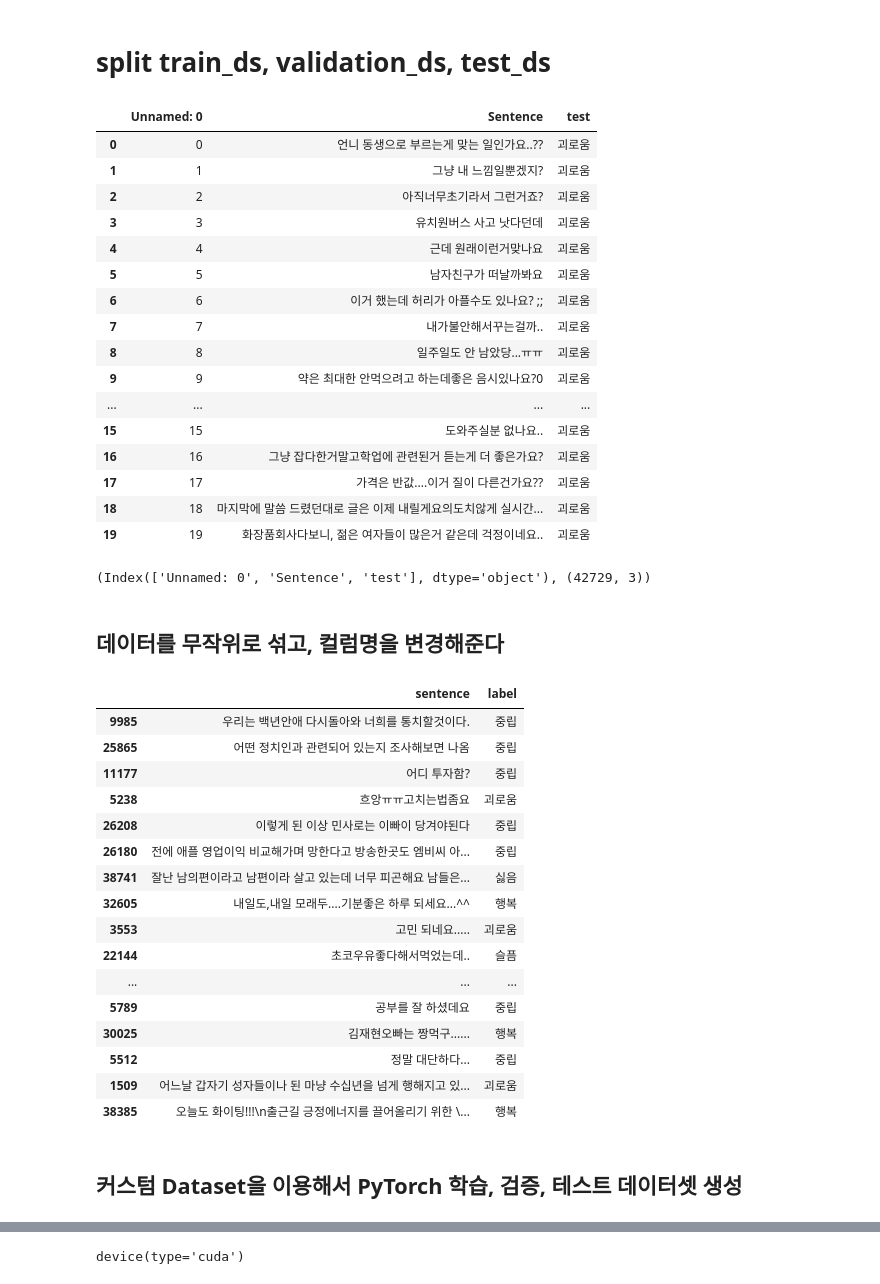
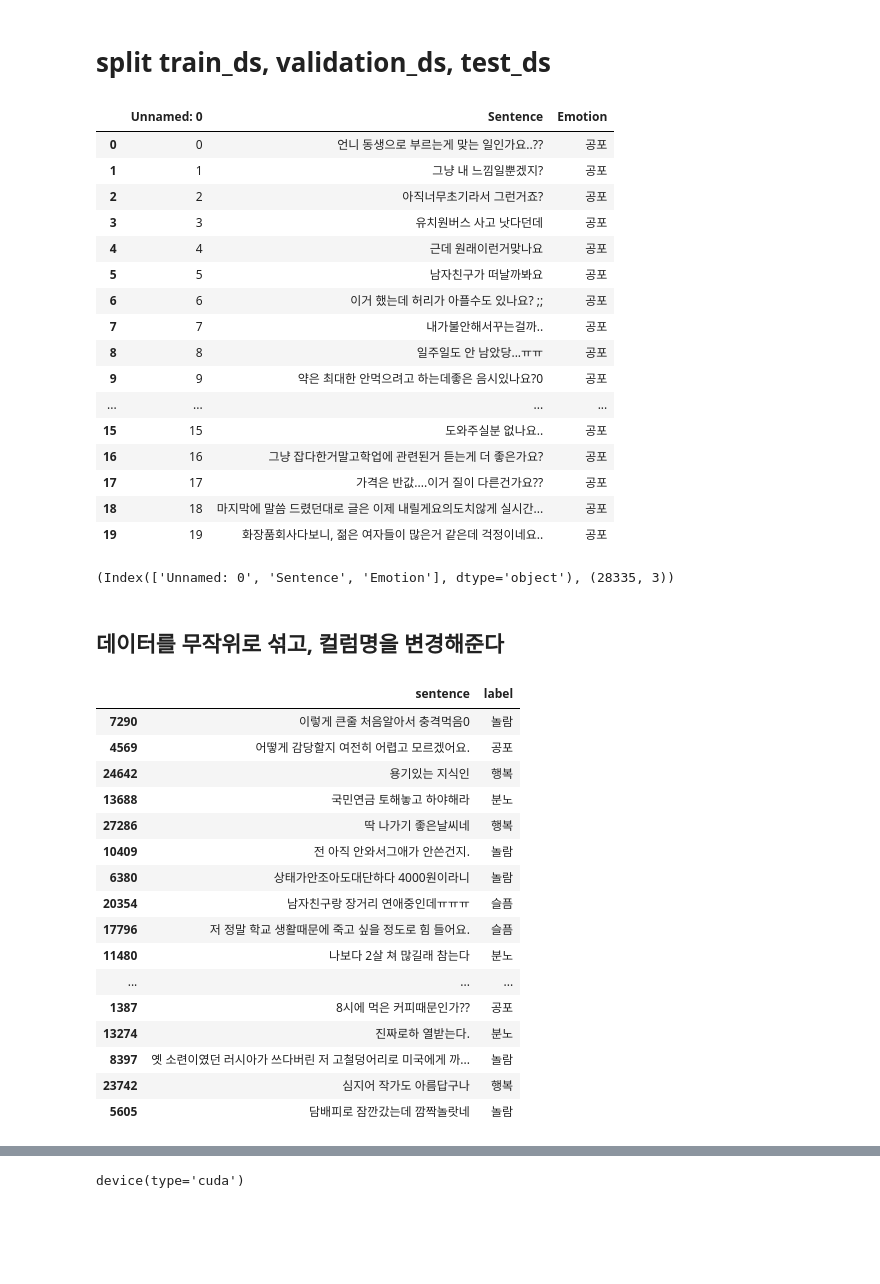
Before and after one commit to dalkey23/elice_ai_project, a Jupyter notebook: preprocess_dataset.ipynb, the cells around one changed output, grey strips where cells are left out. Saved outputs shown, nothing was run; the diff lists cells and outputs as text; code cells hidden in the pictures; blank space fills up the shorter version.

```diff
--- a/preprocess_dataset.ipynb
+++ b/preprocess_dataset.ipynb
@@ -1,6 +1,6 @@
 # %%
 # csv 파일 주소
-data_csv_url = './csv_data/emotion_data3.csv'
+data_csv_url = './csv_data/test_data4.csv'
 # %% [markdown]
 # split train_ds, validation_ds, test_ds
 # %%
@@ -10,57 +10,55 @@ data_pd = pd.read_csv(data_csv_url)
 
 data_pd.head(20)
 # %% [output]
-|  | Unnamed: 0 | Sentence | test |
-| 0 | 0 | 언니 동생으로 부르는게 맞는 일인가요..?? | 괴로움 |
-| 1 | 1 | 그냥 내 느낌일뿐겠지? | 괴로움 |
-| 2 | 2 | 아직너무초기라서 그런거죠? | 괴로움 |
-| 3 | 3 | 유치원버스 사고 낫다던데 | 괴로움 |
-| 4 | 4 | 근데 원래이런거맞나요 | 괴로움 |
-| 5 | 5 | 남자친구가 떠날까봐요 | 괴로움 |
-| 6 | 6 | 이거 했는데 허리가 아플수도 있나요? ;; | 괴로움 |
-| 7 | 7 | 내가불안해서꾸는걸까.. | 괴로움 |
-| 8 | 8 | 일주일도 안 남았당...ㅠㅠ | 괴로움 |
-| 9 | 9 | 약은 최대한 안먹으려고 하는데좋은 음시있나요?0 | 괴로움 |
+|  | Unnamed: 0 | Sentence | Emotion |
+| 0 | 0 | 언니 동생으로 부르는게 맞는 일인가요..?? | 공포 |
+| 1 | 1 | 그냥 내 느낌일뿐겠지? | 공포 |
+| 2 | 2 | 아직너무초기라서 그런거죠? | 공포 |
+| 3 | 3 | 유치원버스 사고 낫다던데 | 공포 |
+| 4 | 4 | 근데 원래이런거맞나요 | 공포 |
+| 5 | 5 | 남자친구가 떠날까봐요 | 공포 |
+| 6 | 6 | 이거 했는데 허리가 아플수도 있나요? ;; | 공포 |
+| 7 | 7 | 내가불안해서꾸는걸까.. | 공포 |
+| 8 | 8 | 일주일도 안 남았당...ㅠㅠ | 공포 |
+| 9 | 9 | 약은 최대한 안먹으려고 하는데좋은 음시있나요?0 | 공포 |
 | ... | ... | ... | ... |
-| 15 | 15 | 도와주실분 없나요.. | 괴로움 |
-| 16 | 16 | 그냥 잡다한거말고학업에 관련된거 듣는게 더 좋은가요? | 괴로움 |
-| 17 | 17 | 가격은 반값....이거 질이 다른건가요?? | 괴로움 |
-| 18 | 18 | 마지막에 말씀 드렸던대로 글은 이제 내릴게요의도치않게 실시간... | 괴로움 |
-| 19 | 19 | 화장품회사다보니, 젊은 여자들이 많은거 같은데 걱정이네요.. | 괴로움 |
+| 15 | 15 | 도와주실분 없나요.. | 공포 |
+| 16 | 16 | 그냥 잡다한거말고학업에 관련된거 듣는게 더 좋은가요? | 공포 |
+| 17 | 17 | 가격은 반값....이거 질이 다른건가요?? | 공포 |
+| 18 | 18 | 마지막에 말씀 드렸던대로 글은 이제 내릴게요의도치않게 실시간... | 공포 |
+| 19 | 19 | 화장품회사다보니, 젊은 여자들이 많은거 같은데 걱정이네요.. | 공포 |
 # %%
 # Data 컬럼, 데이터 shape 조회
 data_pd.columns, data_pd.shape
 # %% [output]
-(Index(['Unnamed: 0', 'Sentence', 'test'], dtype='object'), (42729, 3))
+(Index(['Unnamed: 0', 'Sentence', 'Emotion'], dtype='object'), (28335, 3))
 # %% [markdown]
 ## 데이터를 무작위로 섞고, 컬럼명을 변경해준다
 # %%
 # 컬럼 명 변경
-data_pd = data_pd.rename(columns={'Sentence': 'sentence', 'test': 'label'})
+data_pd = data_pd.rename(columns={'Sentence': 'sentence', 'Emotion': 'label'})
 
 # Unnamed 컬럼 제거
 data_pd = data_pd.drop('Unnamed: 0', axis=1)
 
 # 데이터를 무작위로 섞어준다
 shuffled_data = data_pd.sample(frac=1)
 shuffled_data.head(20)
 # %% [output]
 |  | sentence | label |
-| 9985 | 우리는 백년안애 다시돌아와 너희를 통치할것이다. | 중립 |
-| 25865 | 어떤 정치인과 관련되어 있는지 조사해보면 나옴 | 중립 |
-| 11177 | 어디 투자함? | 중립 |
-| 5238 | 흐앙ㅠㅠ고치는법좀요 | 괴로움 |
-| 26208 | 이렇게 된 이상 민사로는 이빠이 당겨야된다 | 중립 |
-| 26180 | 전에 애플 영업이익 비교해가며 망한다고 방송한곳도 엠비씨 아... | 중립 |
-| 38741 | 잘난 남의편이라고 남편이라 살고 있는데 너무 피곤해요 남들은... | 싫음 |
-| 32605 | 내일도,내일 모래두....기분좋은 하루 되세요...^^ | 행복 |
-| 3553 | 고민 되네요..... | 괴로움 |
-| 22144 | 초코우유좋다해서먹었는데.. | 슬픔 |
+| 7290 | 이렇게 큰줄 처음알아서 충격먹음0 | 놀람 |
+| 4569 | 어떻게 감당할지 여전히 어렵고 모르겠어요. | 공포 |
+| 24642 | 용기있는 지식인 | 행복 |
+| 13688 | 국민연금 토해놓고 하야해라 | 분노 |
+| 27286 | 딱 나가기 좋은날씨네 | 행복 |
+| 10409 | 전 아직 안와서그애가 안쓴건지. | 놀람 |
+| 6380 | 상태가안조아도대단하다 4000원이라니 | 놀람 |
+| 20354 | 남자친구랑 장거리 연애중인데ㅠㅠㅠ | 슬픔 |
+| 17796 | 저 정말 학교 생활때문에 죽고 싶을 정도로 힘 들어요. | 슬픔 |
+| 11480 | 나보다 2살 쳐 많길래 참는다 | 분노 |
 | ... | ... | ... |
-| 5789 | 공부를 잘 하셨데요 | 중립 |
-| 30025 | 김재현오빠는 짱먹구...... | 행복 |
-| 5512 | 정말 대단하다... | 중립 |
-| 1509 | 어느날 갑자기 성자들이나 된 마냥 수십년을 넘게 행해지고 있... | 괴로움 |
-| 38385 | 오늘도 화이팅!!!\n출근길 긍정에너지를 끌어올리기 위한 \... | 행복 |
+| 1387 | 8시에 먹은 커피때문인가?? | 공포 |
+| 13274 | 진짜로하 열받는다. | 분노 |
+| 8397 | 옛 소련이였던 러시아가 쓰다버린 저 고철덩어리로 미국에게 까... | 놀람 |
+| 23742 | 심지어 작가도 아름답구나 | 행복 |
+| 5605 | 담배피로 잠깐갔는데 깜짝놀랏네 | 놀람 |
-# %% [markdown]
-## 커스텀 Dataset을 이용해서 PyTorch 학습, 검증, 테스트 데이터셋 생성
```
Also changed, not shown: parts of 18 cells of this notebook.
